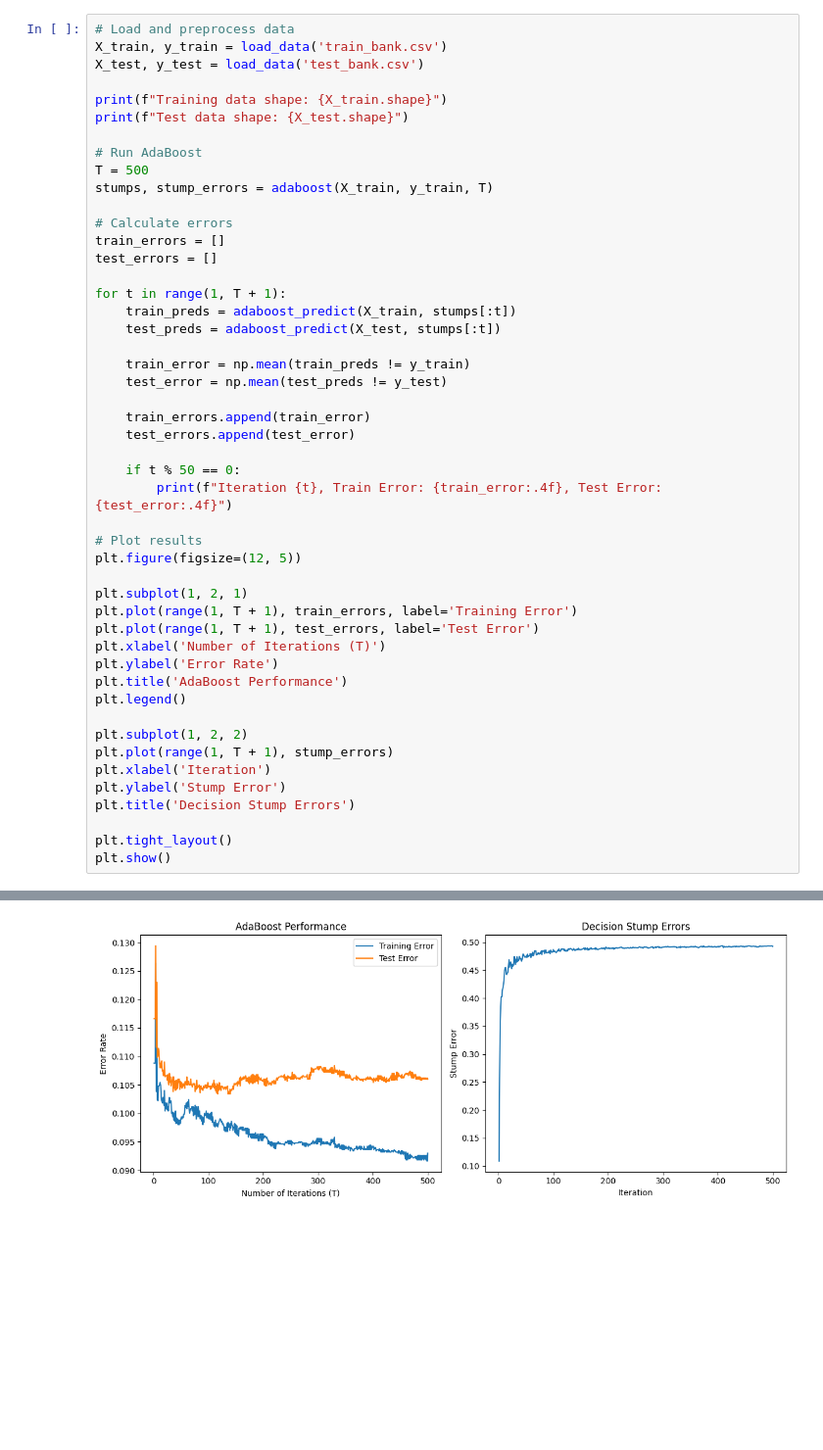
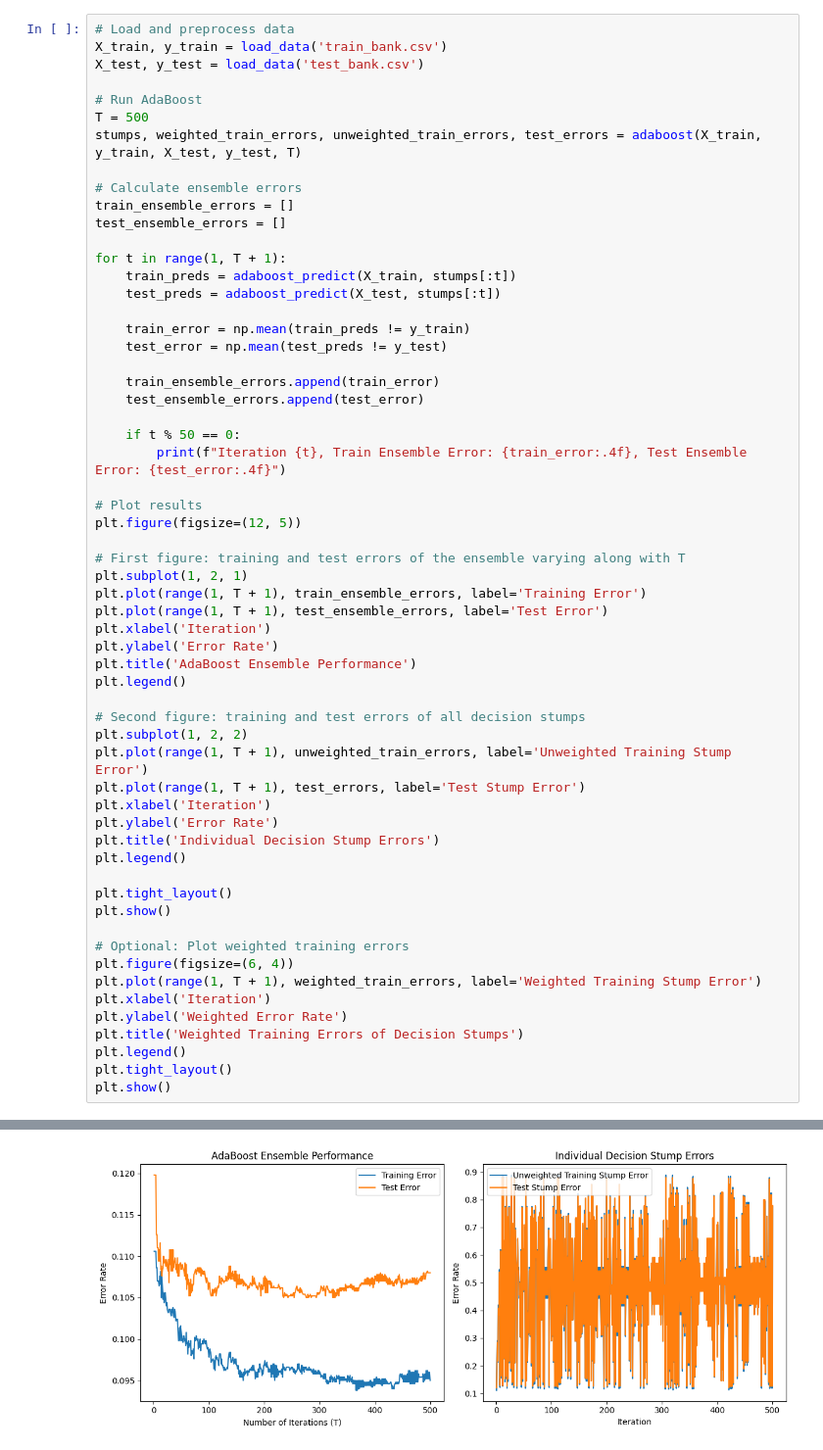
Before and after one commit to raogeorge/machine_learning_course, a Jupyter notebook: Emsemble Learning/adaboosting.ipynb, the cells around one changed output, grey strips where cells are left out. Shown: that part at 98% size. Drawn from its saved outputs; the diff is of its cells as text; blank space fills up the shorter version.

Commit message:
both weighted and unweighted training errors included

```diff
--- a/Emsemble Learning/adaboosting.ipynb
+++ b/Emsemble Learning/adaboosting.ipynb
@@ -107,16 +117,13 @@ def adaboost_predict(X, stumps):
 X_train, y_train = load_data('train_bank.csv')
 X_test, y_test = load_data('test_bank.csv')
 
-print(f"Training data shape: {X_train.shape}")
-print(f"Test data shape: {X_test.shape}")
-
 # Run AdaBoost
 T = 500
-stumps, stump_errors = adaboost(X_train, y_train, T)
+stumps, weighted_train_errors, unweighted_train_errors, test_errors = adaboost(X_train, y_train, X_test, y_test, T)
 
-# Calculate errors
-train_errors = []
-test_errors = []
+# Calculate ensemble errors
+train_ensemble_errors = []
+test_ensemble_errors = []
 
 for t in range(1, T + 1):
     train_preds = adaboost_predict(X_train, stumps[:t])
@@ -125,29 +132,43 @@ for t in range(1, T + 1):
     train_error = np.mean(train_preds != y_train)
     test_error = np.mean(test_preds != y_test)
 
-    train_errors.append(train_error)
-    test_errors.append(test_error)
+    train_ensemble_errors.append(train_error)
+    test_ensemble_errors.append(test_error)
 
     if t % 50 == 0:
-        print(f"Iteration {t}, Train Error: {train_error:.4f}, Test Error: {test_error:.4f}")
+        print(f"Iteration {t}, Train Ensemble Error: {train_error:.4f}, Test Ensemble Error: {test_error:.4f}")
 
 # Plot results
 plt.figure(figsize=(12, 5))
 
+# First figure: training and test errors of the ensemble varying along with T
 plt.subplot(1, 2, 1)
-plt.plot(range(1, T + 1), train_errors, label='Training Error')
-plt.plot(range(1, T + 1), test_errors, label='Test Error')
-plt.xlabel('Number of Iterations (T)')
+plt.plot(range(1, T + 1), train_ensemble_errors, label='Training Error')
+plt.plot(range(1, T + 1), test_ensemble_errors, label='Test Error')
+plt.xlabel('Iteration')
 plt.ylabel('Error Rate')
-plt.title('AdaBoost Performance')
+plt.title('AdaBoost Ensemble Performance')
 plt.legend()
 
+# Second figure: training and test errors of all decision stumps
 plt.subplot(1, 2, 2)
-plt.plot(range(1, T + 1), stump_errors)
+plt.plot(range(1, T + 1), unweighted_train_errors, label='Unweighted Training Stump Error')
+plt.plot(range(1, T + 1), test_errors, label='Test Stump Error')
 plt.xlabel('Iteration')
-plt.ylabel('Stump Error')
-plt.title('Decision Stump Errors')
+plt.ylabel('Error Rate')
+plt.title('Individual Decision Stump Errors')
+plt.legend()
 
 plt.tight_layout()
 plt.show()
+
+# Optional: Plot weighted training errors
+plt.figure(figsize=(6, 4))
+plt.plot(range(1, T + 1), weighted_train_errors, label='Weighted Training Stump Error')
+plt.xlabel('Iteration')
+plt.ylabel('Weighted Error Rate')
+plt.title('Weighted Training Errors of Decision Stumps')
+plt.legend()
+plt.tight_layout()
+plt.show()
 # %% [output]
@@ -171 +192 @@ Iteration 500, Train Error: 0.0930, Test Error: 0.1060
-[figure, old version]
+[figure, new version]
```
Also changed, not shown: parts of 2 cells of this notebook, 1 other file.
